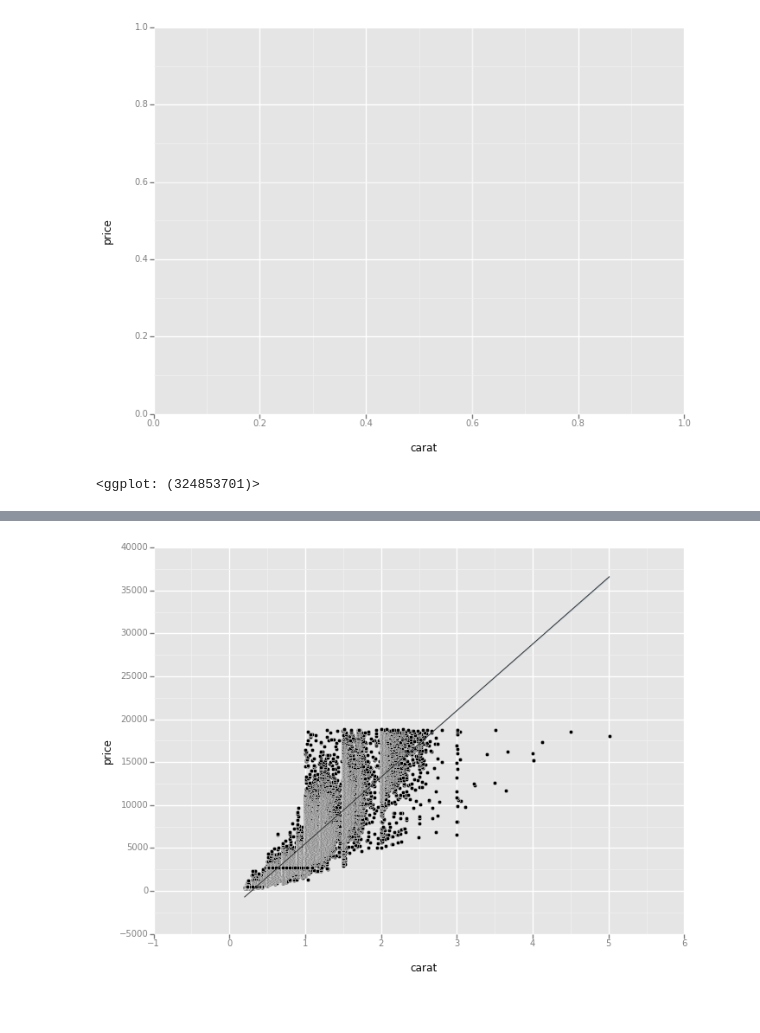
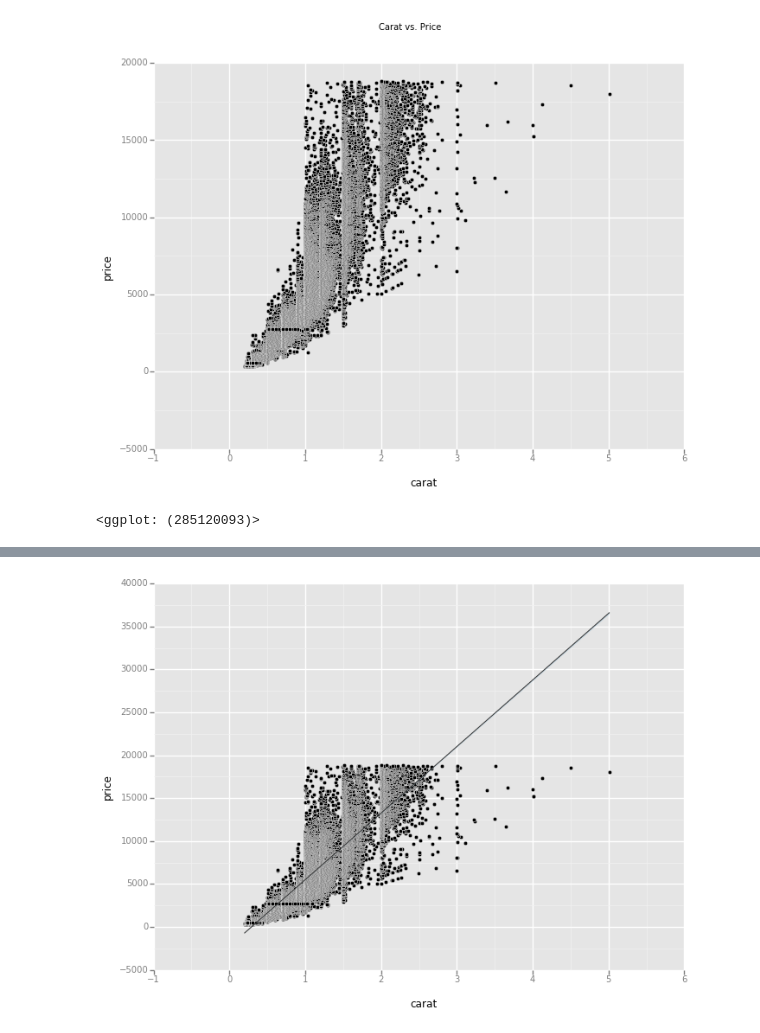
Before and after one commit to yhat/ggpy, a Jupyter notebook: docs/how-to/Layering Plots.ipynb, the cells around one changed output, grey strips where cells are left out. Cells and saved outputs as stored; diff of their text form; code cells hidden in the pictures.

```diff
--- a/docs/how-to/Layering Plots.ipynb
+++ b/docs/how-to/Layering Plots.ipynb
@@ -7,5 +9,5 @@ from ggplot import *
 # %%
-ggplot(diamonds, aes(x='carat', y='price'))
+ggplot(diamonds, aes(x='carat', y='price')) + geom_point() + ggtitle("Carat vs. Price")
 # %% [output]
-[figure, old version]
+[figure, new version]
-<ggplot: (324853701)>
+<ggplot: (285120093)>
```
Also changed, not shown: parts of 12 cells of this notebook, 8 other files.
